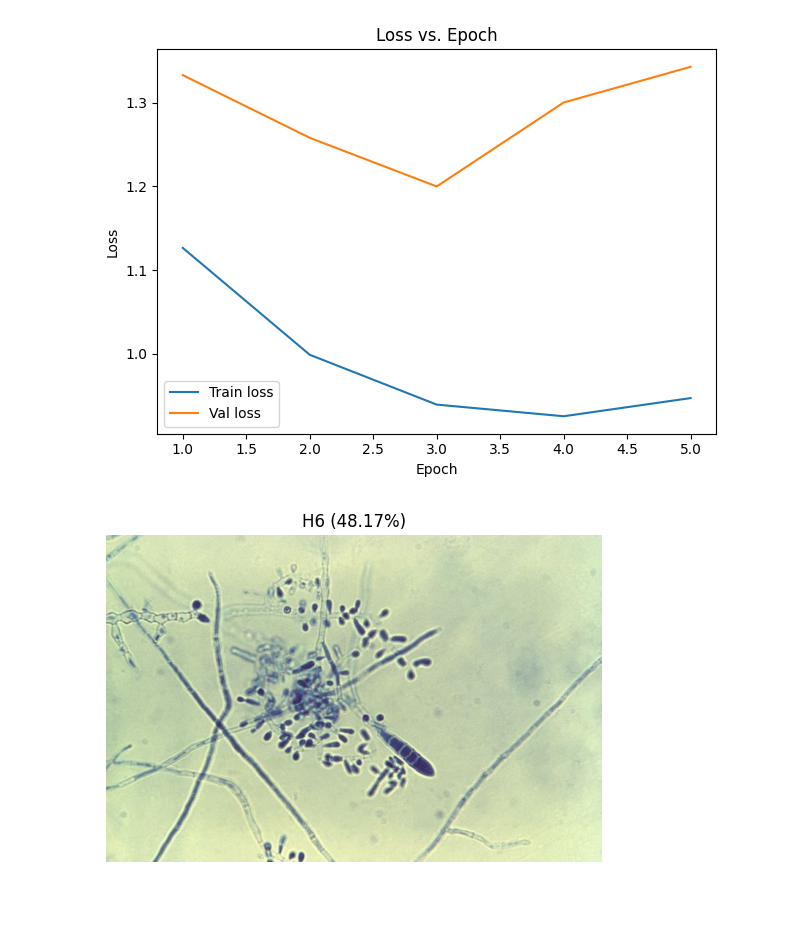
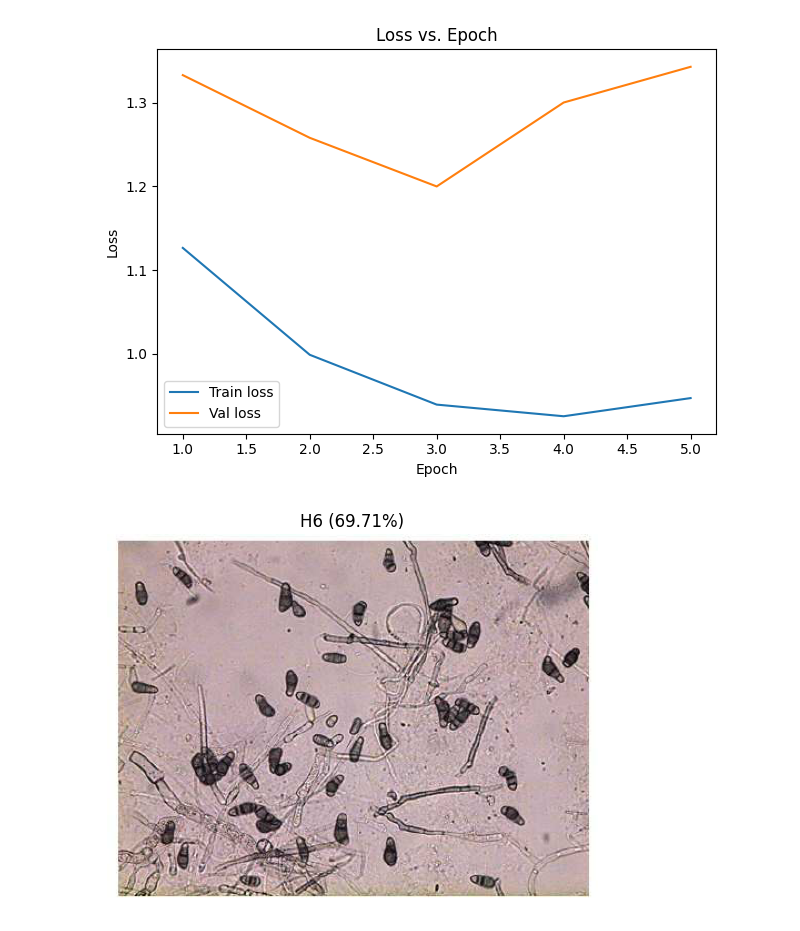
Before and after one commit to sarahmtz02/DFungi_AITraining, a Jupyter notebook: Avance2/A01703113_AvanceProyecto.ipynb, the cells around one changed output. Drawn from its saved outputs; the diff is of its cells as text; code cells hidden in the pictures; blank space fills up the shorter version.

```diff
--- a/Avance2/A01703113_AvanceProyecto.ipynb
+++ b/Avance2/A01703113_AvanceProyecto.ipynb
@@ -361,32 +387,32 @@ model = tf.keras.models.load_model(model_path)
 # Cargar las etiquetas y clases que están en el diccionario.
 idx2class = {v: k for k, v in json.load(classes_path.open()).items()}
 
 # Función auxiliar para pre-procesar y predecir
 # DESARROLLADA EN APOYO DE LEONARDO SANTIAGO RAMOS (AUTOR ORIGINAL)
 def predict_image(img_path): #parámetro de entrada: path de la imagen a evaluar
 
     # Preprocesamos la imagen para que cumpla los requisitos de la arquitectura del modelo
     img = tf.keras.utils.load_img(img_path, target_size=(224, 224)) # Cargamos imagen y le damos el tamaño estándar
     x   = tf.keras.utils.img_to_array(img) / 255.0 # Reescalamos la imagen
     x   = np.expand_dims(x, 0)
 
     preds = model.predict(x, verbose=0) # Ejecutamos el modelo
     class_id = int(np.argmax(preds)) # Alimentamos las clases
     conf     = float(np.max(preds))
 
     return idx2class[class_id], conf, preds[0]
 
-img_path = Path("../Avance2/fungi1.jpg") # Path de la imagen a probar
+img_path = Path("../Avance2/fungi2_dfh1.png") # Path de la imagen a probar
 
 assert img_path.exists(), f"No se encontró {img_path}" # Manejo de errores, si no encuentra el archivo
 
 predicted_class, confidence, prob_vector = predict_image(img_path) # Ejecutamos la función con la imagen
 
 # Mostramos los resultados del predict
 plt.imshow(tf.keras.utils.load_img(img_path))
 plt.axis("off")
 # Que muestre cuál es la clase que se entiende que es y el porcentaje (con 2 decimales) de seguridad
 plt.title(f"{predicted_class} ({confidence:.2%})")
 plt.show()
 # %% [output]
-[figure, old version]
+[figure, new version]
```
Also changed, not shown: parts of 6 cells of this notebook, 1 other file.
